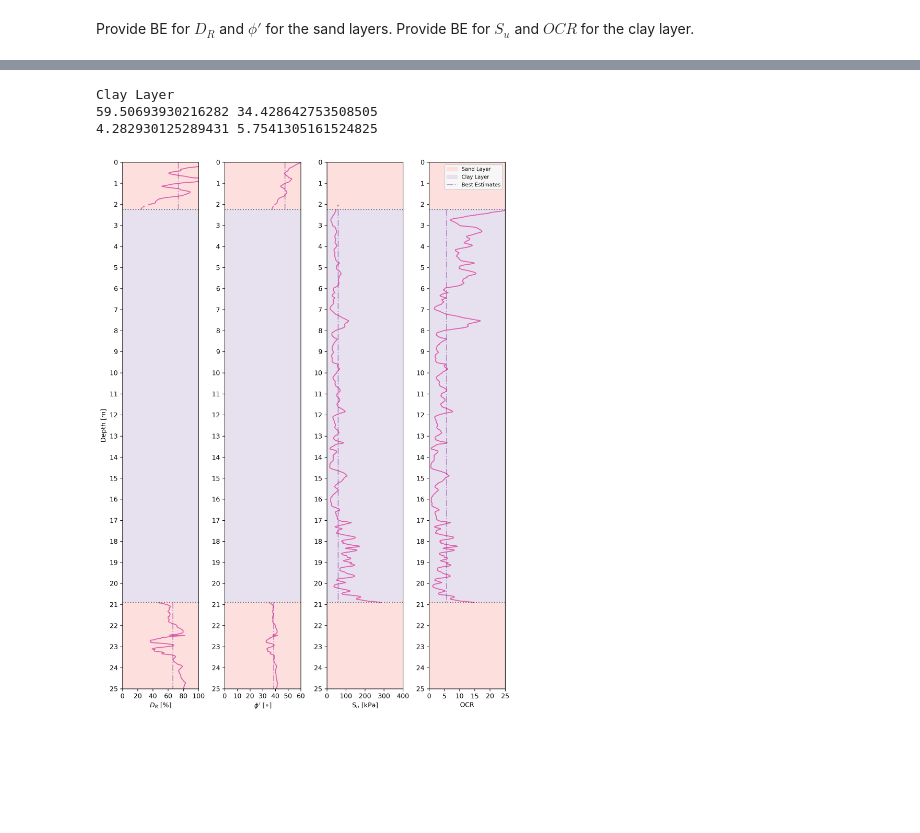
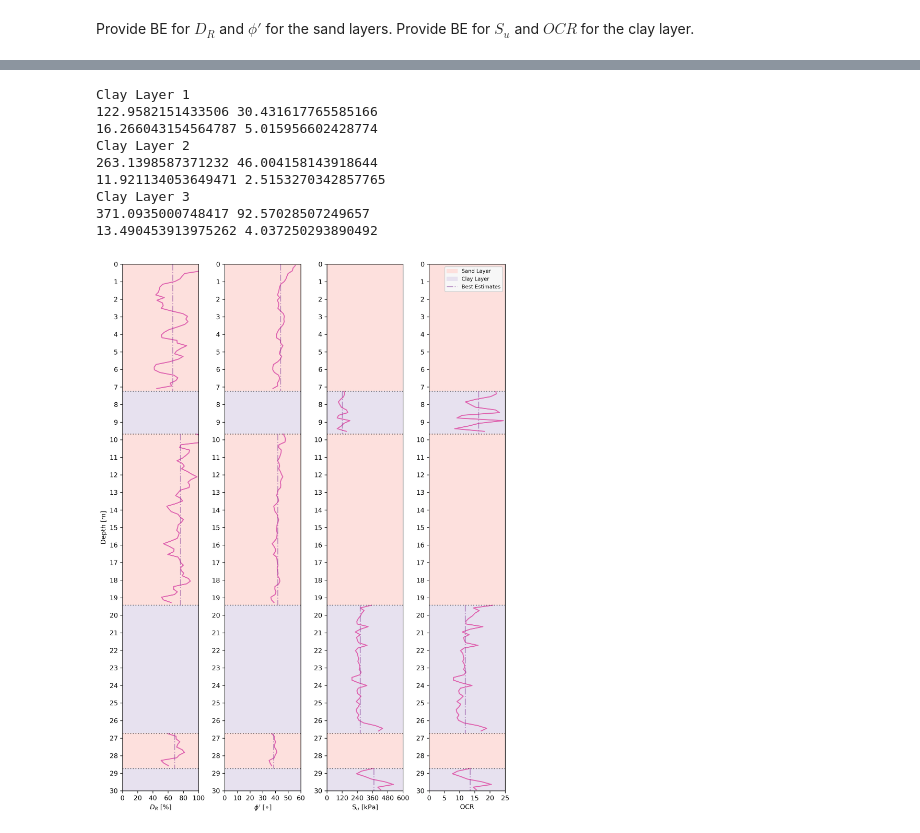
Before and after one commit to bKeungAuyeung/CE444-HW6, a Jupyter notebook: bAuyeung_HW6_CE444.ipynb, the cells around one changed output, grey strips where cells are left out. Saved outputs shown, nothing was run; the diff lists cells and outputs as text; code cells hidden in the pictures; blank space fills up the shorter version.

```diff
--- a/bAuyeung_HW6_CE444.ipynb
+++ b/bAuyeung_HW6_CE444.ipynb
@@ -219,60 +232,86 @@ print(np.nanmean(sand_layer_2['DR [%]']), np.nanstd(sand_layer_2['DR [%]']))
 # %%
-clay_layer = p1data[(p1data['z [m]'] > 2.25) & (p1data['z [m]'] < 20.9)]
+clay_layer_1 = p1data.loc[(layer1_end < p1data['z [m]']) & (p1data['z [m]'] < layer2_end), ('Su [kPa]', 'OCR')]
+clay_layer_2 = p1data.loc[(layer3_end < p1data['z [m]']) & (p1data['z [m]'] < layer4_end), ('Su [kPa]', 'OCR')]
+clay_layer_3 = p1data.loc[(layer5_end < p1data['z [m]']), ('Su [kPa]', 'OCR')]
 
-print('Clay Layer')
-print(np.nanmean(clay_layer['Su [kPa]']), np.nanstd(clay_layer['Su [kPa]']))
-print(np.nanmedian(clay_layer['OCR']), np.nanmean(clay_layer['OCR']))
+print('Clay Layer 1')
+print(np.nanmean(clay_layer_1['Su [kPa]']), np.nanstd(clay_layer_1['Su [kPa]']))
+print(np.nanmean(clay_layer_1['OCR']), np.nanstd(clay_layer_1['OCR']))
+
+print('Clay Layer 2')
+print(np.nanmean(clay_layer_2['Su [kPa]']), np.nanstd(clay_layer_2['Su [kPa]']))
+print(np.nanmean(clay_layer_2['OCR']), np.nanstd(clay_layer_2['OCR']))
+
+print('Clay Layer 3')
+print(np.nanmean(clay_layer_3['Su [kPa]']), np.nanstd(clay_layer_3['Su [kPa]']))
+print(np.nanmean(clay_layer_3['OCR']), np.nanstd(clay_layer_3['OCR']))
 # %% [output]
-Clay Layer
-59.50693930216282 34.428642753508505
-4.282930125289431 5.7541305161524825
+Clay Layer 1
+122.9582151433506 30.431617765585166
+16.266043154564787 5.015956602428774
+Clay Layer 2
+263.1398587371232 46.004158143918644
+11.921134053649471 2.5153270342857765
+Clay Layer 3
+371.0935000748417 92.57028507249657
+13.490453913975262 4.037250293890492
 # %%
 # plot values: DR, phi, Su, OCR
 
 fig, ax = plt.subplots(1,4, figsize=(9,12), tight_layout=True, dpi=300)
 ax[0].plot(p1data['DR [%]'], p1data['z [m]'], color = "#df65b0", marker='None', linestyle='-')
 ax[1].plot(p1data['phi [deg]'], p1data['z [m]'], color = "#df65b0", marker='None', linestyle='-')
 ax[2].plot(p1data['Su [kPa]'], p1data['z [m]'], color = "#df65b0", marker='None', linestyle='-')
 ax[3].plot(p1data['OCR'], p1data['z [m]'], color = "#df65b0", marker='None', linestyle='-')
 
 for i in range(4):
-    ax[i].set_ylim(0,25)
-    ax[i].set_yticks(np.arange(0,26,1))
+    ax[i].set_ylim(0,30)
+    ax[i].set_yticks(np.arange(0,31,1))
     ax[i].invert_yaxis()
-    ax[i].hlines(2.25, 0, 1000, color = 'black', alpha =0.5, linestyles = ':')
-    ax[i].hlines(20.9, 0, 1000, color = 'black', alpha =0.5, linestyles = ':')
-    ax[i].fill_betweenx([0, 2.25], 0, 1000, color = '#fde0dd', label = 'Sand Layer')
-    ax[i].fill_betweenx([2.25, 20.9], 0, 1000, color = '#e7e1ef', label = 'Clay Layer')
-    ax[i].fill_betweenx([20.9, 25], 0, 1000, color = '#fde0dd')
+    ax[i].hlines(layer1_end, 0, 1000, color = 'black', alpha =0.5, linestyles = ':')
+    ax[i].hlines(layer2_end, 0, 1000, color = 'black', alpha =0.5, linestyles = ':')
+    ax[i].hlines(layer3_end, 0, 1000, color = 'black', alpha =0.5, linestyles = ':')
+    ax[i].hlines(layer4_end, 0, 1000, color = 'black', alpha =0.5, linestyles = ':')
+    ax[i].hlines(layer5_end, 0, 1000, color = 'black', alpha =0.5, linestyles = ':')
+    ax[i].fill_betweenx([0, layer1_end], 0, 1000, color = '#fde0dd', label = 'Sand Layer')
+    ax[i].fill_betweenx([layer1_end, layer2_end], 0, 1000, color = '#e7e1ef', label = 'Clay Layer')
+    ax[i].fill_betweenx([layer2_end, layer3_end], 0, 1000, color = '#fde0dd')
+    ax[i].fill_betweenx([layer3_end, layer4_end], 0, 1000, color = '#e7e1ef')
+    ax[i].fill_betweenx([layer4_end, layer5_end], 0, 1000, color = '#fde0dd')
+    ax[i].fill_betweenx([layer5_end, 30], 0, 1000, color = '#e7e1ef')
 
 ax[0].set_ylabel('Depth [m]')
 ax[0].set_xlabel('$D_R$ [%]')
 ax[1].set_xlabel("$\\phi'$ [$\\circ$]")
 ax[2].set_xlabel("S$_u$ [kPa]")
 ax[3].set_xlabel('OCR')
 
-ax[0].vlines(np.nanmean(sand_layer_1['DR [%]']), 0, 2.25, color = '#88419d', alpha =0.5, linestyles = '-.')
-ax[0].vlines(np.nanmean(sand_layer_2['DR [%]']), 20.9, 25, color = '#88419d', alpha =0.5, linestyles = '-.')
-ax[1].vlines(np.nanmean(sand_layer_1['phi [deg]']), 0, 2.25, color = '#88419d', alpha =0.5, linestyles = '-.')
-ax[1].vlines(np.nanmean(sand_layer_2['phi [deg]']), 20.9, 25, color = '#88419d', alpha =0.5, linestyles = '-.')
+ax[0].vlines(np.nanmean(sand_layer_1['DR [%]']), 0, layer1_end, color = '#88419d', alpha =0.5, linestyles = '-.')
+ax[0].vlines(np.nanmean(sand_layer_2['DR [%]']), layer2_end, layer3_end, color = '#88419d', alpha =0.5, linestyles = '-.')
+ax[0].vlines(np.nanmean(sand_layer_3['DR [%]']), layer4_end, layer5_end, color = '#88419d', alpha =0.5, linestyles = '-.')
+ax[1].vlines(np.nanmean(sand_layer_1['phi [deg]']), 0, layer1_end, color = '#88419d', alpha =0.5, linestyles = '-.')
+ax[1].vlines(np.nanmean(sand_layer_2['phi [deg]']), layer2_end, layer3_end, color = '#88419d', alpha =0.5, linestyles = '-.')
+ax[1].vlines(np.nanmean(sand_layer_3['phi [deg]']), layer4_end, layer5_end, color = '#88419d', alpha =0.5, linestyles = '-.')
 
-ax[2].vlines(np.nanmean(clay_layer['Su [kPa]']), 2.25, 20.9, color = '#88419d', alpha =0.5, linestyles = '-.')
-ax[3].vlines(np.nanmean(clay_layer['OCR']), 2.25, 20.9, color = '#88419d', alpha =0.5, linestyles = '-.', label = "Best Estimates")
+ax[2].vlines(np.nanmean(clay_layer_1['Su [kPa]']), layer1_end, layer2_end, color = '#88419d', alpha =0.5, linestyles = '-.')
+ax[2].vlines(np.nanmean(clay_layer_2['Su [kPa]']), layer3_end, layer4_end, color = '#88419d', alpha =0.5, linestyles = '-.')
+ax[2].vlines(np.nanmean(clay_layer_3['Su [kPa]']), layer5_end, 30, color = '#88419d', alpha =0.5, linestyles = '-.')
+ax[3].vlines(np.nanmean(clay_layer_1['OCR']), layer1_end, layer2_end, color = '#88419d', alpha =0.5, linestyles = '-.', label = "Best Estimates")
+ax[3].vlines(np.nanmean(clay_layer_2['OCR']), layer3_end, layer4_end, color = '#88419d', alpha =0.5, linestyles = '-.')
+ax[3].vlines(np.nanmean(clay_layer_3['OCR']), layer5_end, 30, color = '#88419d', alpha =0.5, linestyles = '-.')
 
 
 ax[3].legend(frameon=True, loc='upper right', fontsize=8, framealpha=1, facecolor = '#f7f7f7')
-
-
 
 ax[0].set_xlim(0, 100)
 ax[0].set_xticks(np.arange(0,101,20))
 ax[1].set_xlim(0, 60)
 ax[1].set_xticks([0, 10, 20, 30, 40, 50, 60])
-ax[2].set_xlim(0, 400)
-ax[2].set_xticks([0, 100, 200, 300, 400])
+ax[2].set_xlim(0, 600)
+ax[2].set_xticks(np.linspace(0, 600, 6))
 ax[3].set_xlim(0, 25)
 ax[3].set_xticks([0, 5, 10, 15, 20, 25])
 
 plt.show()
 # %% [output]
-[figure, old version]
+[figure, new version]
```
Also changed, not shown: parts of 3 cells of this notebook.
